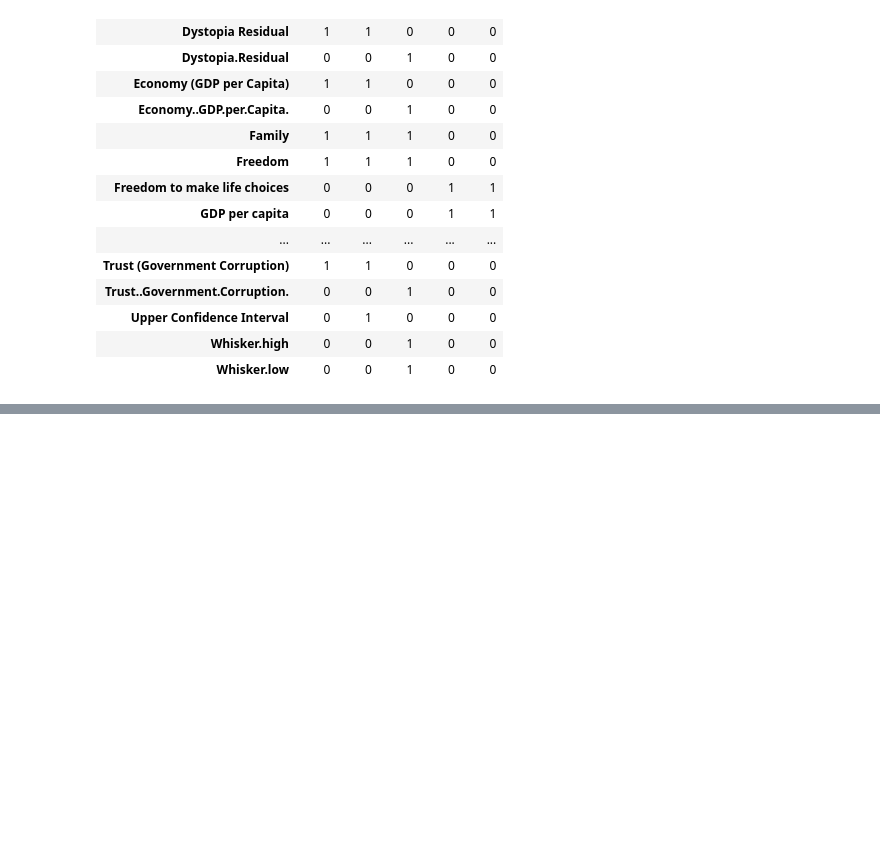
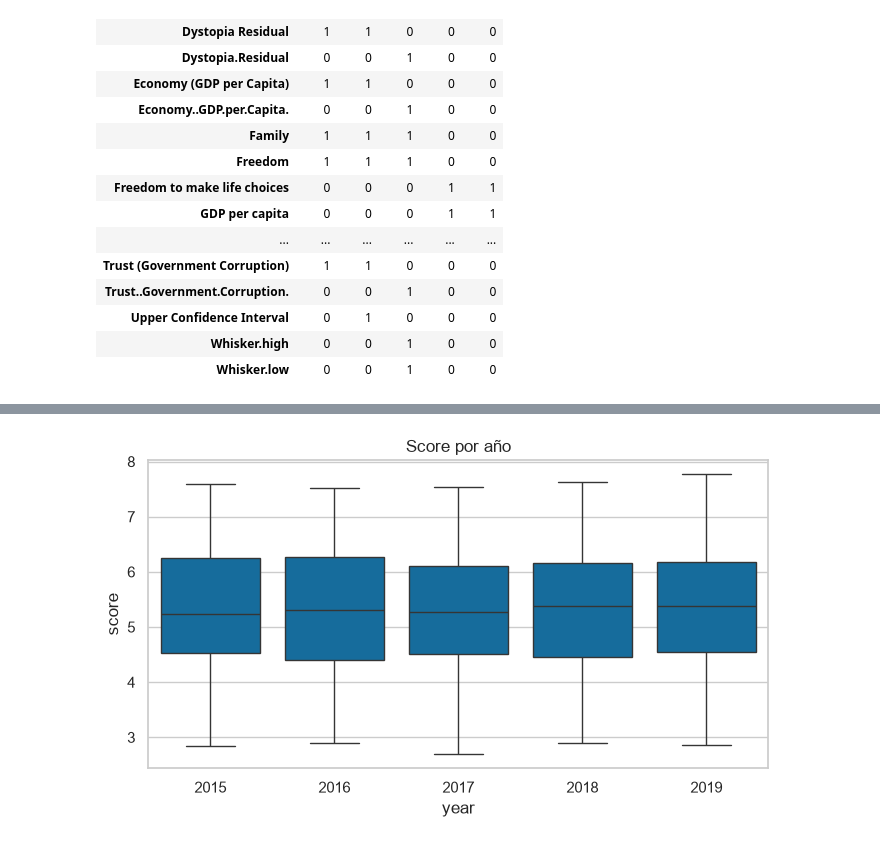
Before and after one commit to andrescam2026/ETL-WORKSHOP-03, a Jupyter notebook: notebooks/analysis.ipynb, the cells around one changed output, grey strips where cells are left out. Drawn from its saved outputs; the diff is of its cells as text; code cells hidden in the pictures; blank space fills up the shorter version.

```diff
--- a/notebooks/analysis.ipynb
+++ b/notebooks/analysis.ipynb
@@ -112,0 +392,7 @@ Comunes a todos los años: ['Generosity']
+# %%
+plt.figure(figsize=(8, 4))
+sns.boxplot(data=datos, x="year", y="score", color="#0072B2")
+plt.title("Score por año")
+plt.show()
+# %% [output]
+[figure, added]
```
Also changed, not shown: parts of 16 cells of this notebook.
